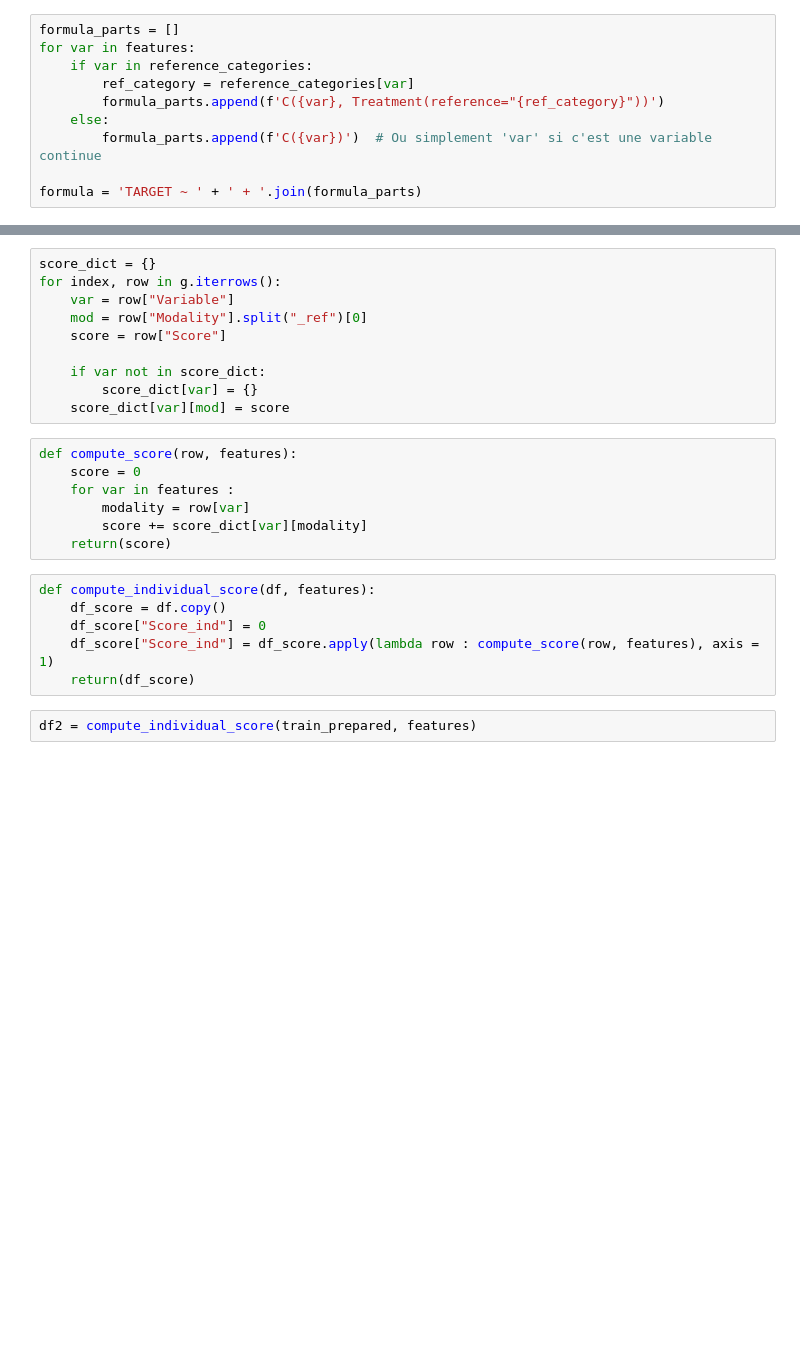
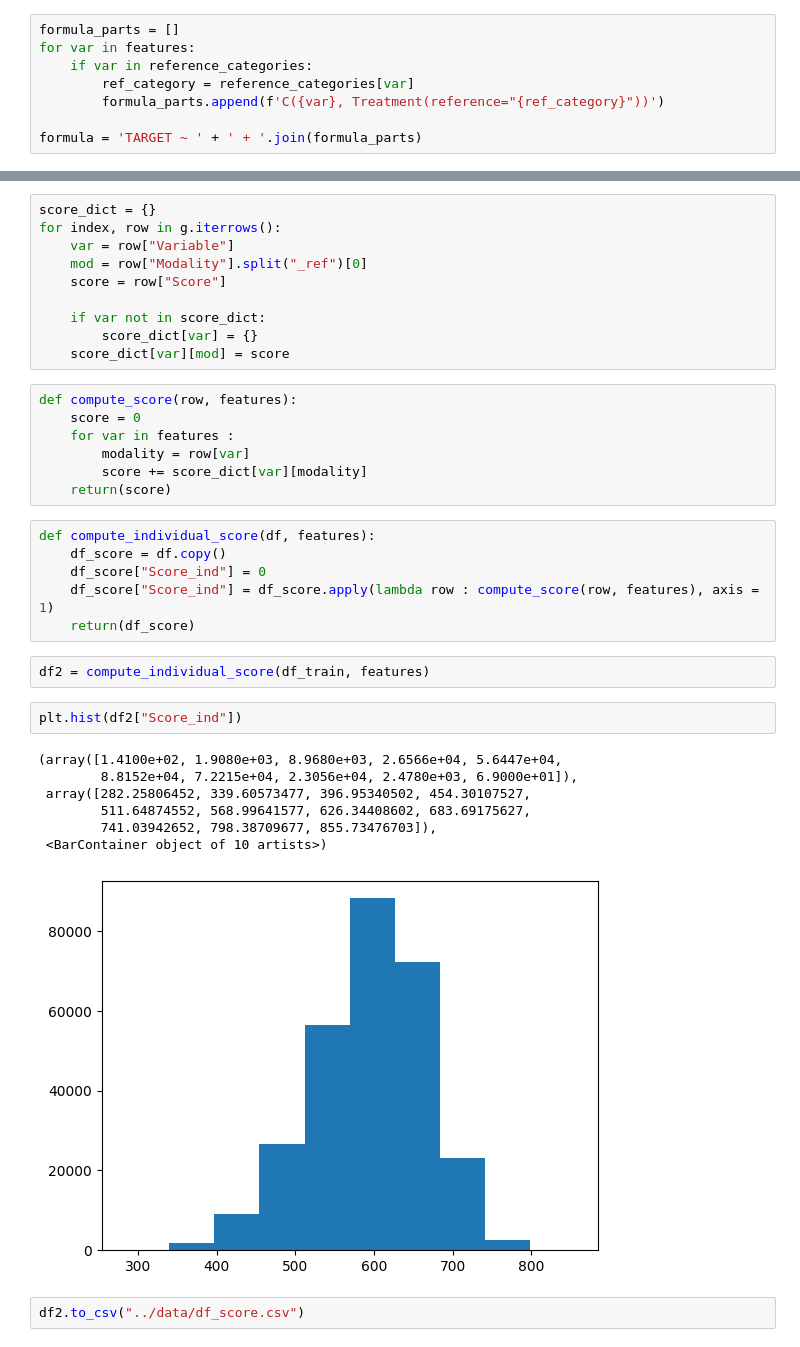
Before and after one commit to SamuelBaheux/Challenge_Nexialog, a Jupyter notebook: notebooks/grid_score.ipynb, the cells around one changed output, grey strips where cells are left out. Saved outputs shown, nothing was run; the diff lists cells and outputs as text; blank space fills up the shorter version.

```diff
--- a/notebooks/grid_score.ipynb
+++ b/notebooks/grid_score.ipynb
@@ -41,8 +56,6 @@ for var in features:
     if var in reference_categories:
         ref_category = reference_categories[var]
         formula_parts.append(f'C({var}, Treatment(reference="{ref_category}"))')
-    else:
-        formula_parts.append(f'C({var})')  # Ou simplement 'var' si c'est une variable continue
 
 formula = 'TARGET ~ ' + ' + '.join(formula_parts)
 # %%
@@ -121,4 +144,16 @@ def compute_individual_score(df, features):
     df_score["Score_ind"] = df_score.apply(lambda row : compute_score(row, features), axis = 1)
     return(df_score)
 # %%
-df2 = compute_individual_score(train_prepared, features)
+df2 = compute_individual_score(df_train, features)
+# %%
+plt.hist(df2["Score_ind"])
+# %% [output]
+(array([1.4100e+02, 1.9080e+03, 8.9680e+03, 2.6566e+04, 5.6447e+04,
+        8.8152e+04, 7.2215e+04, 2.3056e+04, 2.4780e+03, 6.9000e+01]),
+ array([282.25806452, 339.60573477, 396.95340502, 454.30107527,
+        511.64874552, 568.99641577, 626.34408602, 683.69175627,
+        741.03942652, 798.38709677, 855.73476703]),
+ <BarContainer object of 10 artists>)
+[figure, added]
+# %%
+df2.to_csv("../data/df_score.csv")
```
Also changed, not shown: parts of 11 cells of this notebook, 2 other files.
